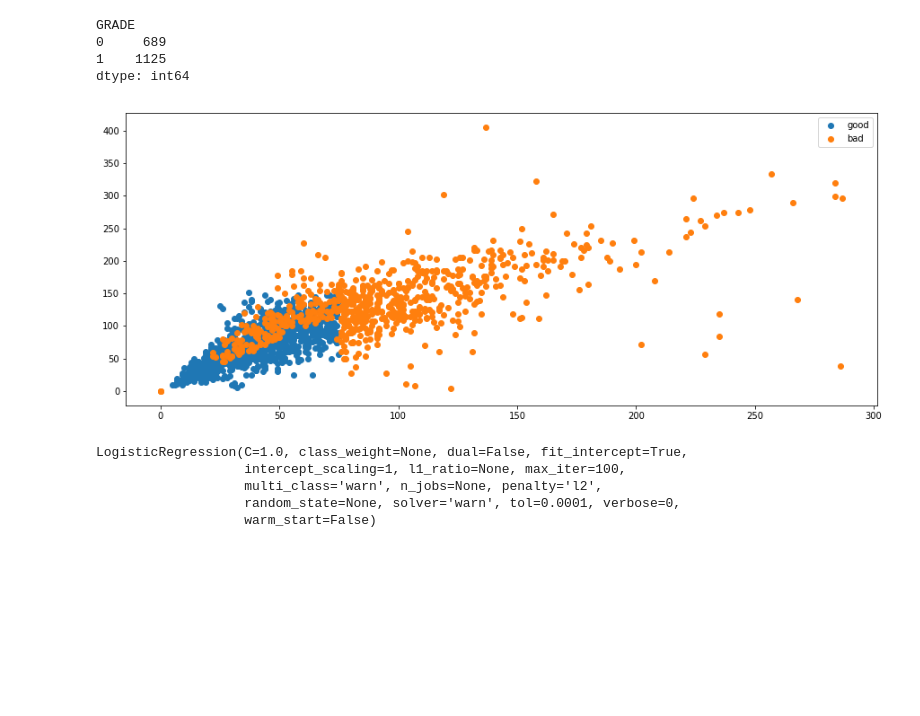
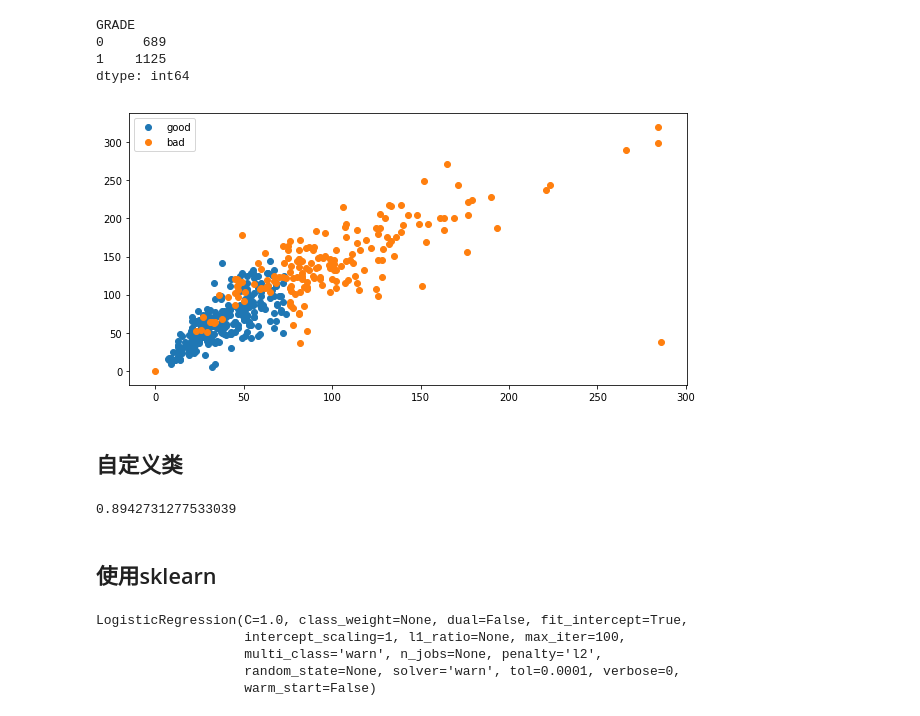
Before and after one commit to aimar112982/AQIstudy-1, a Jupyter notebook: AQI_analysis/LogRegforAQI.ipynb, the cells around one changed output. Drawn from its saved outputs; the diff is of its cells as text; code cells hidden in the pictures; blank space fills up the shorter version.

```diff
--- a/AQI_analysis/LogRegforAQI.ipynb
+++ b/AQI_analysis/LogRegforAQI.ipynb
@@ -31,9 +31,9 @@ wh_data.head()
 # %%
 def get_grade(aqi):
     if aqi <= 100:
-        return '1'
+        return 1
     else:
-        return '0'
+        return 0
 # %%
 wh_data['GRADE'] = wh_data.AQI.apply(get_grade)
 wh_data.groupby(by='GRADE').size()
@@ -48,11 +51,11 @@ y = wh_data.iloc[:, -1]
 # %%
-X_good = X[y=='1']
-X_bad = X[y=='0']
+X_good = X_test[y_test==1]
+X_bad = X_test[y_test==0]
 
-plt.figure(figsize=(15,6))
+plt.figure(figsize=(10,5))
 plt.scatter(X_good['PM2.5'], X_good['PM10'], label='good')
 plt.scatter(X_bad['PM2.5'], X_bad['PM10'], label='bad')
 plt.legend()
 plt.show()
 # %% [output]
-[figure, old version]
+[figure, new version]
@@ -62,0 +62,2 @@ X_train, X_test, y_train, y_test = train_test_split(X, y, random_state=100)
+# %% [markdown]
+## 自定义类
@@ -63,3 +118,11 @@ X_train, X_test, y_train, y_test = train_test_split(X, y, random_state=100)
+# %%
+my_LogReg = myLogReg()
+my_LogReg.fit(X_train, y_train)
+my_LogReg.score(X_test, y_test)
+# %% [output]
+0.8942731277533039
+# %% [markdown]
+## 使用sklearn
 # %%
 from sklearn.linear_model import LogisticRegression
 
```
Also changed, not shown: parts of 5 cells of this notebook.
